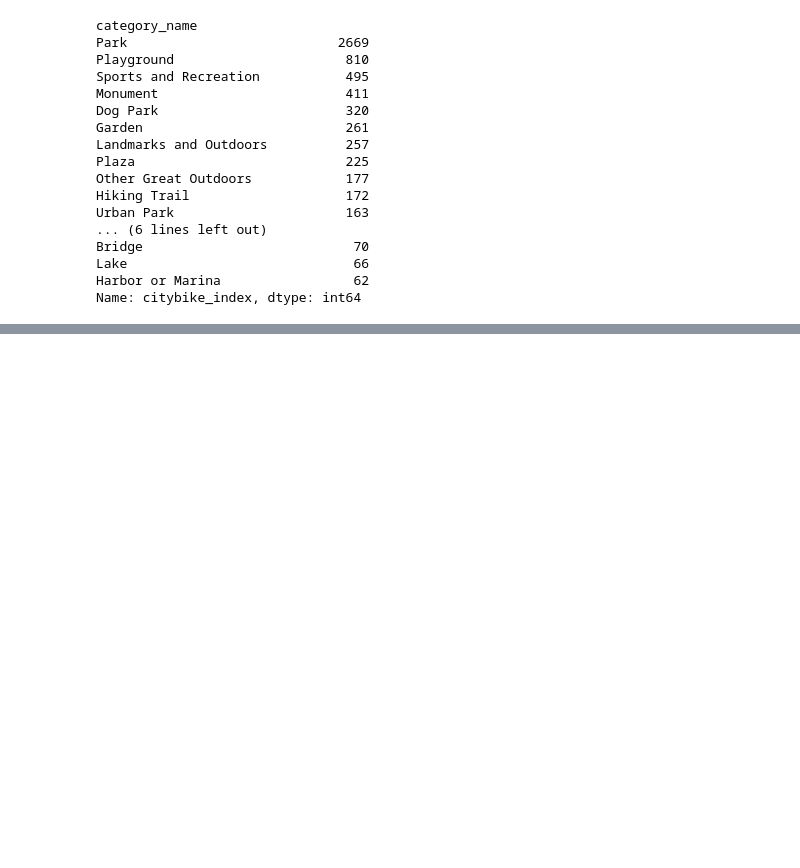
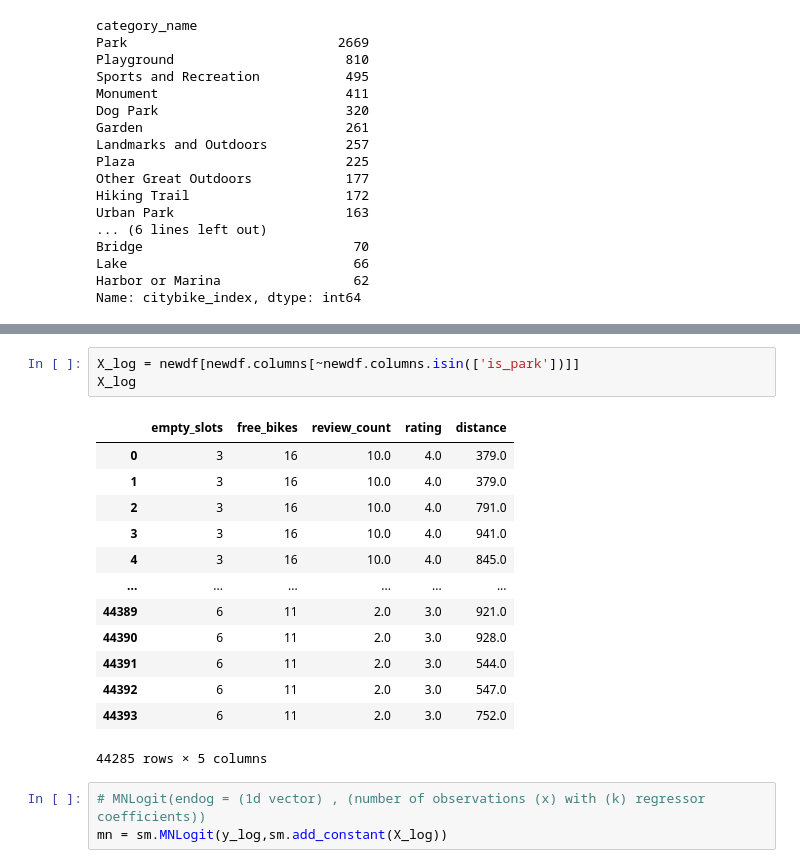
Before and after one commit to Frood-for-Thought/LHL-Statistical-Modelling-with-Python-Project, a Jupyter notebook: notebooks/model_building.ipynb, the cells around one changed output, grey strips where cells are left out. Drawn from its saved outputs; the diff is of its cells as text; blank space fills up the shorter version.

```diff
--- a/notebooks/model_building.ipynb
+++ b/notebooks/model_building.ipynb
@@ -593,0 +637,20 @@ bike_yelp_fs_db
+# %%
+X_log = newdf[newdf.columns[~newdf.columns.isin(['is_park'])]]
+X_log
+# %% [output]
+|  | empty_slots | free_bikes | review_count | rating | distance |
+| 0 | 3 | 16 | 10.0 | 4.0 | 379.0 |
+| 1 | 3 | 16 | 10.0 | 4.0 | 379.0 |
+| 2 | 3 | 16 | 10.0 | 4.0 | 791.0 |
+| 3 | 3 | 16 | 10.0 | 4.0 | 941.0 |
+| 4 | 3 | 16 | 10.0 | 4.0 | 845.0 |
+| ... | ... | ... | ... | ... | ... |
+| 44389 | 6 | 11 | 2.0 | 3.0 | 921.0 |
+| 44390 | 6 | 11 | 2.0 | 3.0 | 928.0 |
+| 44391 | 6 | 11 | 2.0 | 3.0 | 544.0 |
+| 44392 | 6 | 11 | 2.0 | 3.0 | 547.0 |
+| 44393 | 6 | 11 | 2.0 | 3.0 | 752.0 |
+44285 rows × 5 columns
+# %%
+# MNLogit(endog = (1d vector) , (number of observations (x) with (k) regressor coefficients))
+mn = sm.MNLogit(y_log,sm.add_constant(X_log))
```
Also changed, not shown: parts of 7 cells of this notebook, 1 other file.
